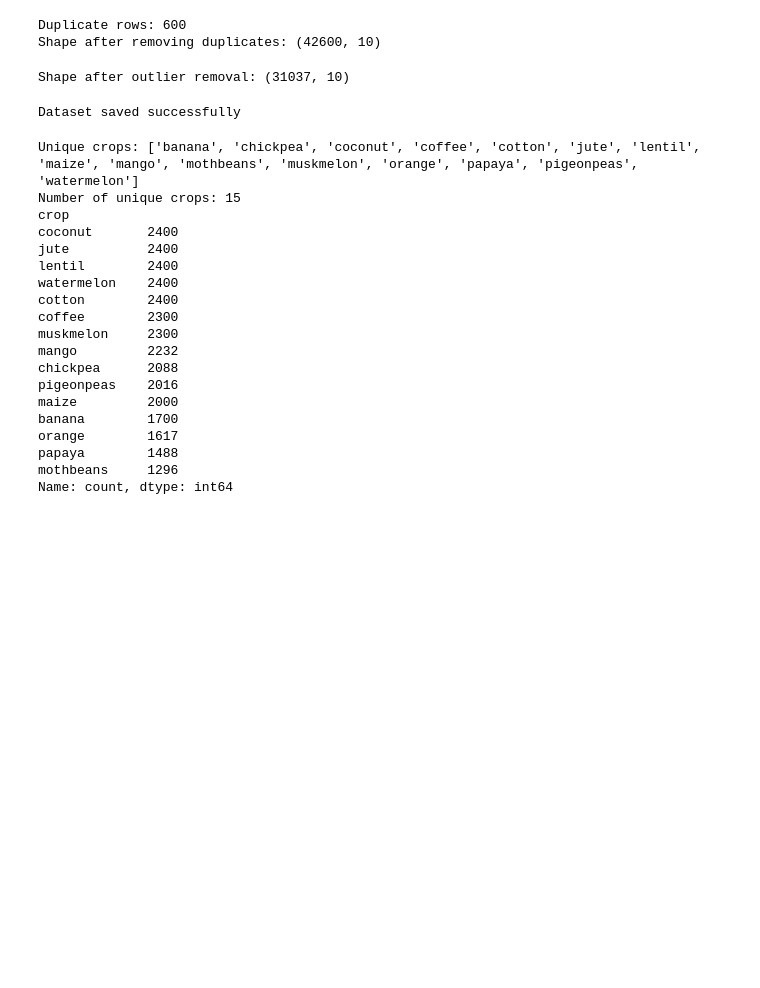
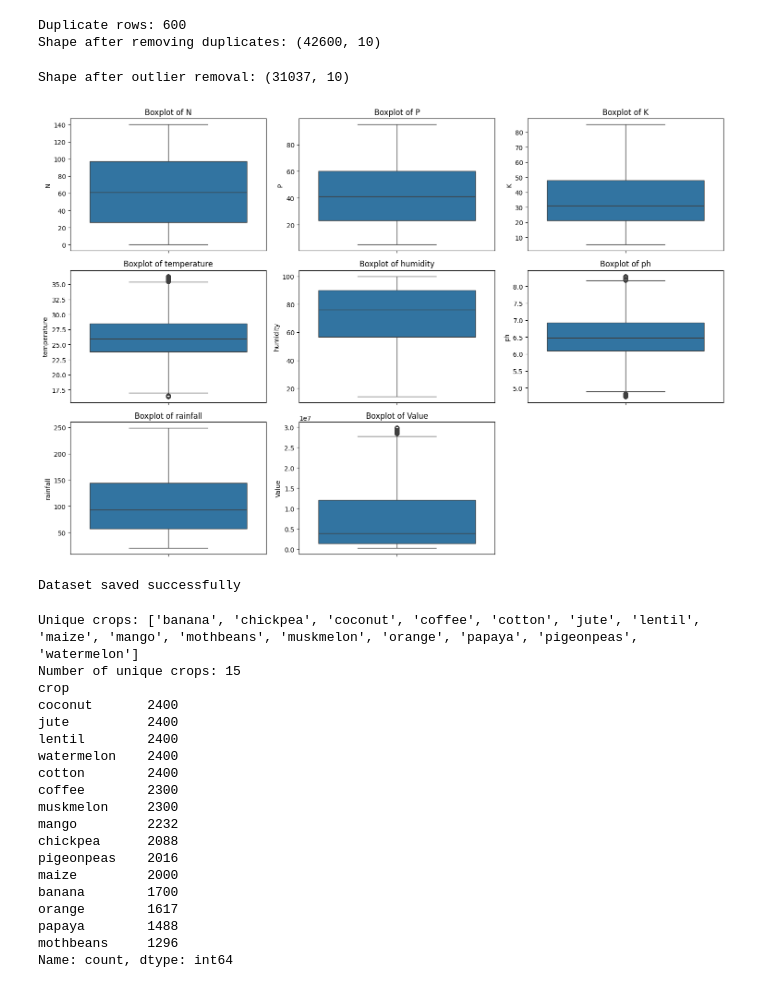
Before and after one commit to springboardmentor2468a-lab/AgriYield, a Jupyter notebook: Nidhish.ipynb, the cells around one changed output. Cells and saved outputs as stored; diff of their text form; code cells hidden in the pictures; blank space fills up the shorter version.

```diff
--- a/Nidhish.ipynb
+++ b/Nidhish.ipynb
@@ -163,3 +167,16 @@ Shape after outlier removal: (31037, 10)
+# %%
+plt.figure(figsize=(15,10))
+cols = ['N','P','K','temperature','humidity','ph','rainfall','Value']
+
+for i, col in enumerate(cols,1):
+    plt.subplot(3,3,i)
+    sns.boxplot(data=final_df, y=col)
+    plt.title(f"Boxplot of {col}")
+
+plt.tight_layout()
+plt.show()
+# %% [output]
+[figure, added]
 # %%
 final_df.to_csv("Clean_FAOSTAT_Crop_18crops.csv", index=False)
 print("Dataset saved successfully")
```
Also changed, not shown: parts of 2 cells of this notebook.
